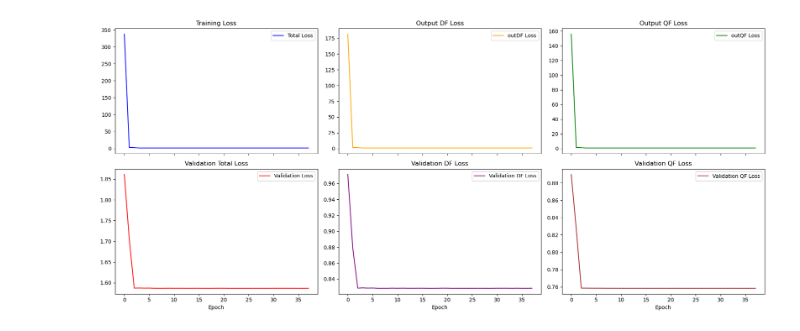
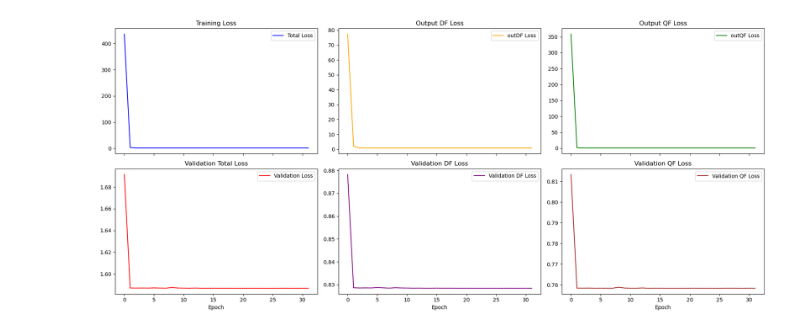
Before and after one commit to VictorH2208/gtx, a Jupyter notebook: code_tf/utils/visualize.ipynb, the cells around one changed output. Drawn from its saved outputs; the diff is of its cells as text; code cells hidden in the pictures.

```diff
--- a/code_tf/utils/visualize.ipynb
+++ b/code_tf/utils/visualize.ipynb
@@ -25,32 +25,32 @@ def plot(path, tf_or_py='tf'):
 
         axs[0, 1].plot(log_df['epoch'], log_df['outDF_loss'], color='orange', label='outDF Loss')
         axs[0, 1].set_title('Output DF Loss')
         axs[0, 1].legend()
 
         axs[0, 2].plot(log_df['epoch'], log_df['outQF_loss'], color='green', label='outQF Loss')
         axs[0, 2].set_title('Output QF Loss')
         axs[0, 2].legend()
 
         # Row 2
         axs[1, 0].plot(log_df['epoch'], log_df['val_loss'], color='red', label='Validation Loss')
         axs[1, 0].set_title('Validation Total Loss')
         axs[1, 0].legend()
 
         axs[1, 1].plot(log_df['epoch'], log_df['val_outDF_loss'], color='purple', label='Validation DF Loss')
         axs[1, 1].set_title('Validation DF Loss')
         axs[1, 1].legend()
 
         axs[1, 2].plot(log_df['epoch'], log_df['val_outQF_loss'], color='brown', label='Validation QF Loss')
         axs[1, 2].set_title('Validation QF Loss')
         axs[1, 2].legend()
 
         for ax in axs[1, :]:
             ax.set_xlabel('Epoch')
 
         plt.tight_layout()
         plt.show()
 
 
-plot('code_tf/logs/training.log', 'tf')
+plot('code_tf/ckpt/loss_20250516_100927.log', 'tf')
 # %% [output]
-[figure, old version]
+[figure, new version]
```
Also changed, not shown: 3 other files.
